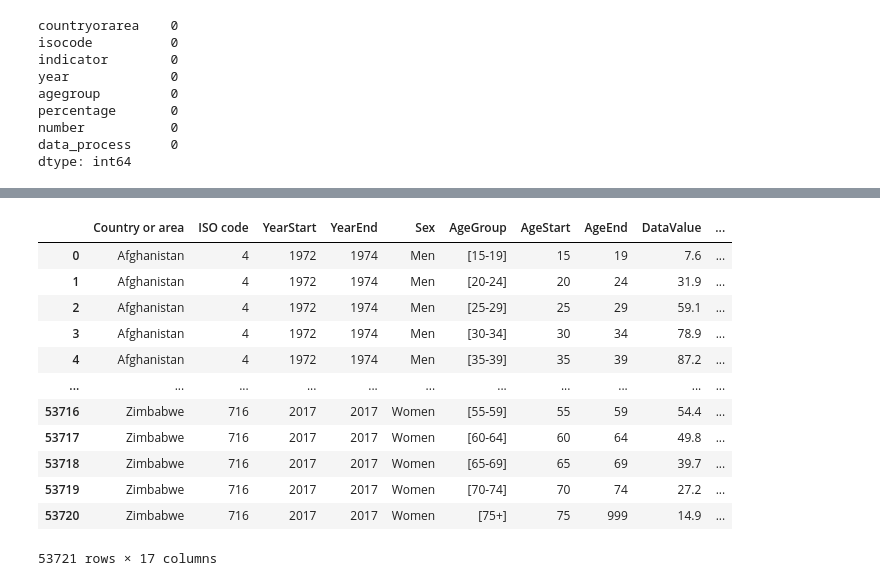
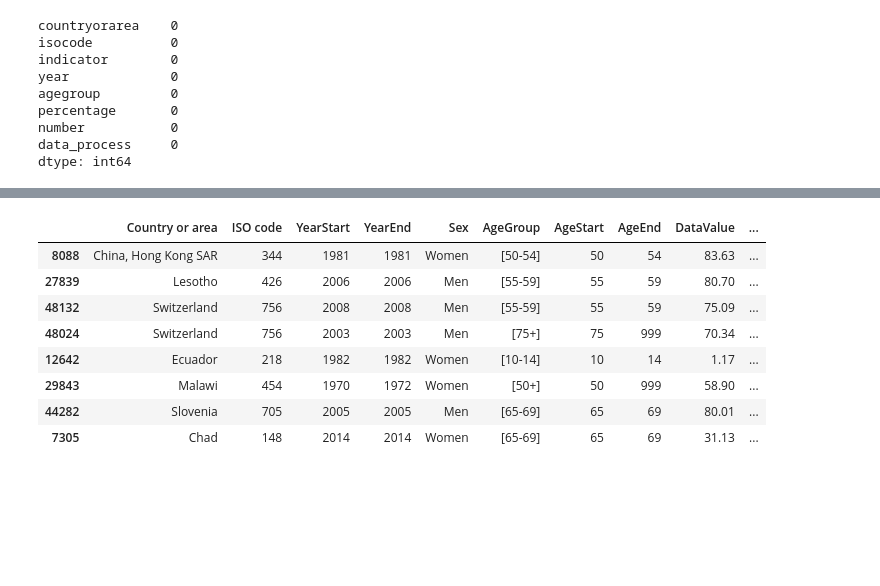
Before and after one commit to YkslB/marriage_statistics, a Jupyter notebook: scripts/Cleaning.ipynb, the cells around one changed output, grey strips where cells are left out. Drawn from its saved outputs; the diff is of its cells as text; code cells hidden in the pictures; blank space fills up the shorter version.

```diff
--- a/scripts/Cleaning.ipynb
+++ b/scripts/Cleaning.ipynb
@@ -570,21 +570,17 @@ memory usage: 8.9+ MB
 # %%
 df_11 = pd.read_csv('../data/processed/currently_married_un.csv',  header=2, low_memory=False)
 # %%
-df_11
+df_11.sample(8)
 # %% [output]
 |  | Country or area | ISO code | YearStart | YearEnd | Sex | AgeGroup | AgeStart | AgeEnd | DataValue | ... |
-| 0 | Afghanistan | 4 | 1972 | 1974 | Men | [15-19] | 15 | 19 | 7.6 | ... |
-| 1 | Afghanistan | 4 | 1972 | 1974 | Men | [20-24] | 20 | 24 | 31.9 | ... |
-| 2 | Afghanistan | 4 | 1972 | 1974 | Men | [25-29] | 25 | 29 | 59.1 | ... |
-| 3 | Afghanistan | 4 | 1972 | 1974 | Men | [30-34] | 30 | 34 | 78.9 | ... |
-| 4 | Afghanistan | 4 | 1972 | 1974 | Men | [35-39] | 35 | 39 | 87.2 | ... |
-| ... | ... | ... | ... | ... | ... | ... | ... | ... | ... | ... |
-| 53716 | Zimbabwe | 716 | 2017 | 2017 | Women | [55-59] | 55 | 59 | 54.4 | ... |
-| 53717 | Zimbabwe | 716 | 2017 | 2017 | Women | [60-64] | 60 | 64 | 49.8 | ... |
-| 53718 | Zimbabwe | 716 | 2017 | 2017 | Women | [65-69] | 65 | 69 | 39.7 | ... |
-| 53719 | Zimbabwe | 716 | 2017 | 2017 | Women | [70-74] | 70 | 74 | 27.2 | ... |
-| 53720 | Zimbabwe | 716 | 2017 | 2017 | Women | [75+] | 75 | 999 | 14.9 | ... |
+| 8088 | China, Hong Kong SAR | 344 | 1981 | 1981 | Women | [50-54] | 50 | 54 | 83.63 | ... |
+| 27839 | Lesotho | 426 | 2006 | 2006 | Men | [55-59] | 55 | 59 | 80.70 | ... |
+| 48132 | Switzerland | 756 | 2008 | 2008 | Men | [55-59] | 55 | 59 | 75.09 | ... |
+| 48024 | Switzerland | 756 | 2003 | 2003 | Men | [75+] | 75 | 999 | 70.34 | ... |
+| 12642 | Ecuador | 218 | 1982 | 1982 | Women | [10-14] | 10 | 14 | 1.17 | ... |
+| 29843 | Malawi | 454 | 1970 | 1972 | Women | [50+] | 50 | 999 | 58.90 | ... |
+| 44282 | Slovenia | 705 | 2005 | 2005 | Men | [65-69] | 65 | 69 | 80.01 | ... |
+| 7305 | Chad | 148 | 2014 | 2014 | Women | [65-69] | 65 | 69 | 31.13 | ... |
-53721 rows × 17 columns
 # %%
 df_11.columns = (
     df_11.columns
```
Also changed, not shown: parts of 19 cells of this notebook, 3 other files.
